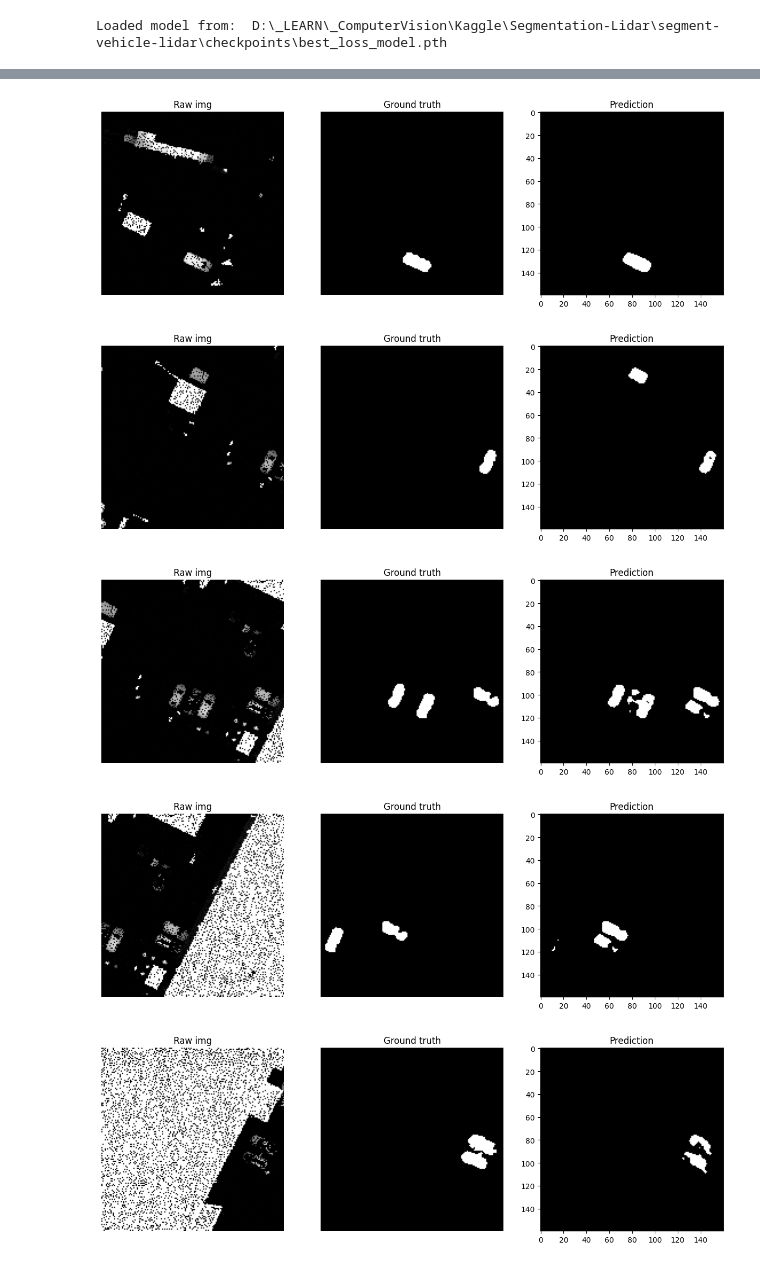
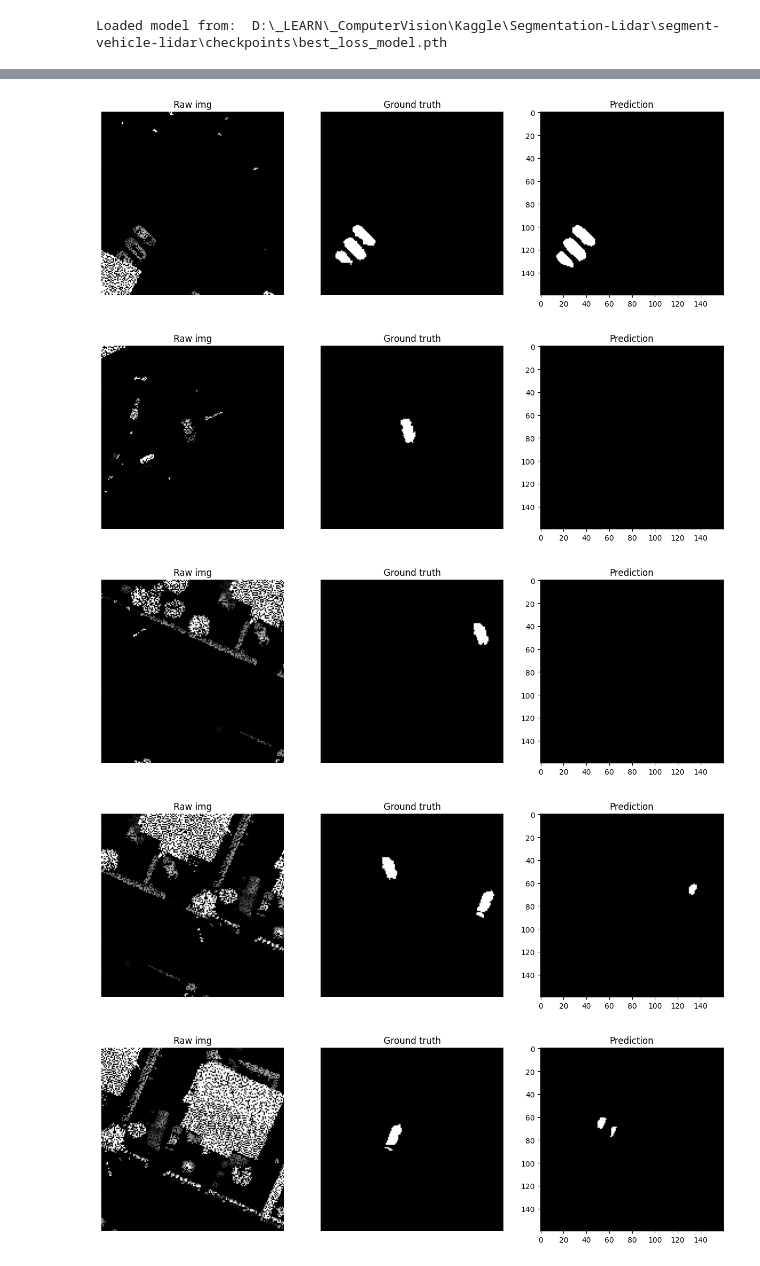
Before and after one commit to slelo/CVCA-S1E1-UNet-Image-Segmentation, a Jupyter notebook: notebooks/02_training_baseline.ipynb, the cells around one changed output, grey strips where cells are left out. Saved outputs shown, nothing was run; the diff lists cells and outputs as text; code cells hidden in the pictures.

```diff
--- a/notebooks/02_training_baseline.ipynb
+++ b/notebooks/02_training_baseline.ipynb
@@ -120,7 +120,7 @@ def predict_image(model, image, device, threshold):
     return pred_mask, probs
 # %%
 for idx in range(10):
-    image, mask = dataset[idx+30]
+    image, mask = dataset[idx]
     pred_mask, probs = predict_image(model, image, device, 0.5)
     pred_np = pred_mask.squeeze().cpu().numpy()
 
@@ -150,5 +150,5 @@ for idx in range(10):
-[figure, old version]
+[figure, new version]
-[figure, old version]
+[figure, new version]
-[figure, old version]
+[figure, new version]
-[figure, old version]
+[figure, new version]
-[figure, old version]
+[figure, new version]
```
Also changed, not shown: parts of 1 cell of this notebook.
